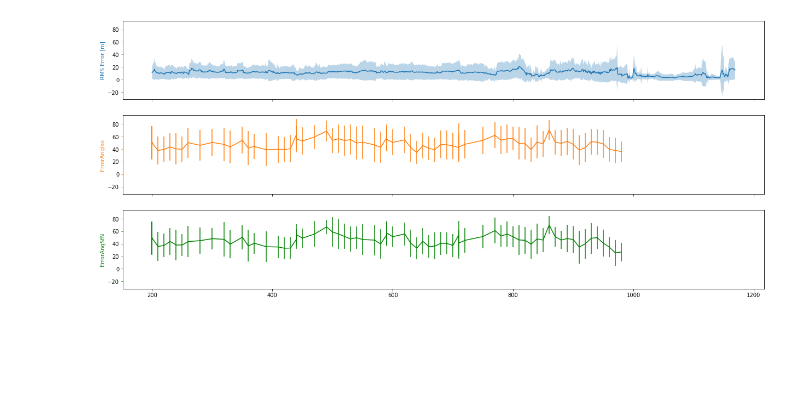
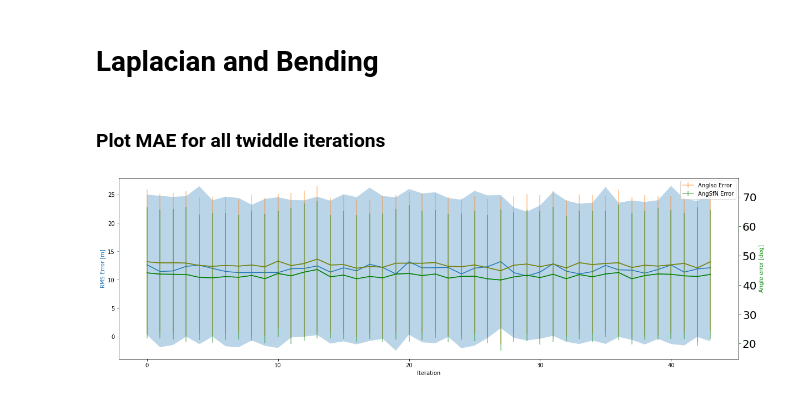
Before and after one commit to UZ-SLAMLab/DefSLAM, a Jupyter notebook: scripts/plotting.ipynb, the cells around one changed output. Drawn from its saved outputs; the diff is of its cells as text; code cells hidden in the pictures; blank space fills up the shorter version.

Commit message:
plotted reuben iterations

```diff
--- a/scripts/plotting.ipynb
+++ b/scripts/plotting.ipynb
@@ -353,4 +10,0 @@ No handles with labels found to put in legend.
-# %%
-evaluation.plot_iteration_error_separated(0,error_str)
-# %% [output]
-[figure, removed]
@@ -356,0 +318,13 @@ evaluation.plot_iteration_error_separated(0,error_str)
+# %% [markdown]
+# Laplacian and Bending
+# %%
+error_str = ['ErrorGTs','ErrorAngIso','ErrorAngSfN']
+dataset_name = '/home/olaya/dev/HamlynDatasetShort/reuben/Twiddle1' #where you save the iteration folders
+error_dir = ''+ dataset_name
+Laplacian_Bending = DefSlamErrors(error_dir, error_str)
+# %% [markdown]
+### Plot MAE for all twiddle iterations
+# %%
+Laplacian_Bending.plot_total(['ErrorGTs','ErrorAngIso','ErrorAngSfN'])
+# %% [output]
+[figure, added]
```
Also changed, not shown: parts of 41 cells of this notebook.
